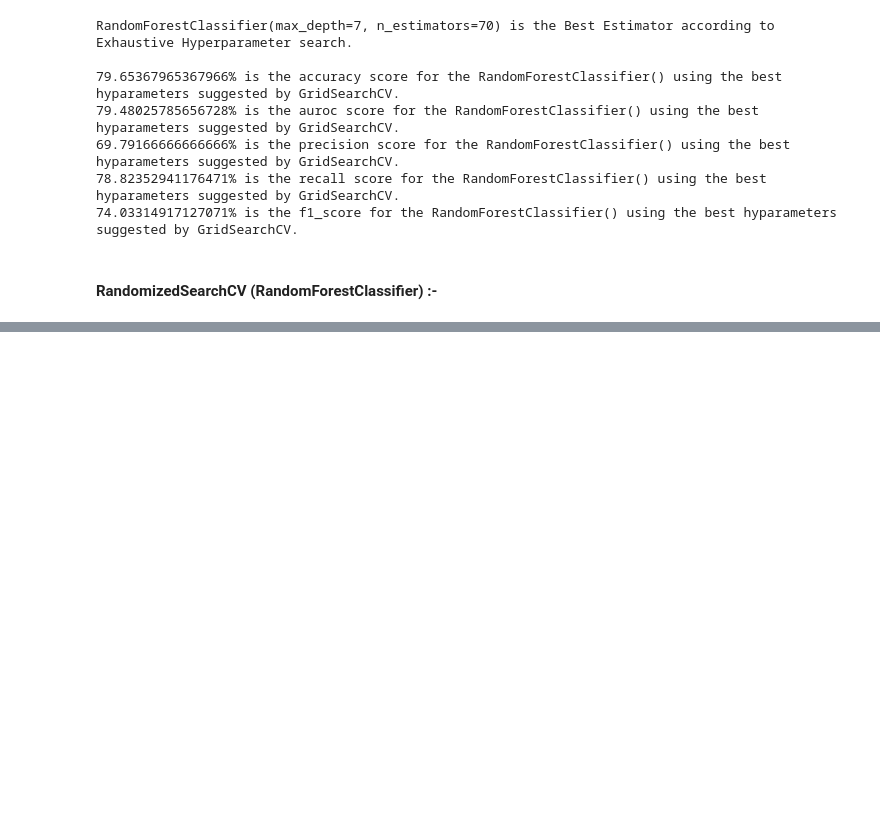
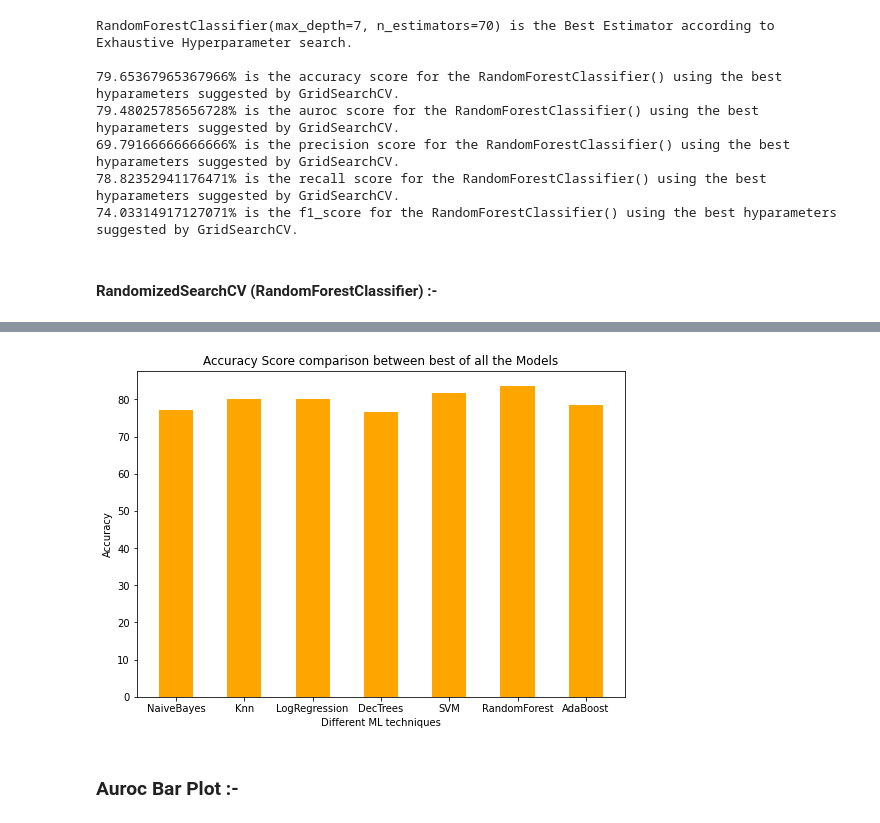
Before and after one commit to Patel27-S/Diabetes-Prediction---Data-Mining, a Jupyter notebook: DiabetesPrediction.ipynb, the cells around one changed output, grey strips where cells are left out. Cells and saved outputs as stored; diff of their text form; code cells hidden in the pictures; blank space fills up the shorter version.

```diff
--- a/DiabetesPrediction.ipynb
+++ b/DiabetesPrediction.ipynb
@@ -3608,0 +3555,13 @@ RandomForestClassifier(max_depth=13, min_impurity_decrease=0.01,
+# %%
+adaboost_classifier = AdaBoostClassifier()
+
+param_grid_dict = {
+    'n_estimators':np.arange(50,100,10),
+    'learning_rate':np.arange(1.0,10.0,1.0)
+}
+
+accuracy_ab_grid_5, auroc_ab_grid_5 = grid_search_cv(adaboost_classifier, param_grid_dict,
+               X_train=X_res_imputed,
+               y_train = y_res_imputed,
+               X_test = X_test_imputed,
+               y_test = y_test)
@@ -3608,0 +3578,10 @@ RandomForestClassifier(max_depth=13, min_impurity_decrease=0.01,
+# %%
+adaboost_classifier = AdaBoostClassifier()
+
+param_grid_dict = {
+    'n_estimators':np.arange(50,130,10),
+    'learning_rate':np.arange(1,20,1)
+}
+
+accuracy_ab_random_5, auroc_ab_random_5 = randomized_search_cv(adaboost_classifier, param_grid_dict, X_res_imputed,
+                    y_train=y_res_imputed, X_test=X_test_imputed, y_test=y_test, n_iter=50)
@@ -3608,0 +3598,4 @@ RandomForestClassifier(max_depth=13, min_impurity_decrease=0.01,
+# %%
+adaBoostAcc5 = max(accuracy_ab_normal_5, accuracy_ab_grid_5, accuracy_ab_random_5)
+
+adaBoostAuroc5 = max(auroc_ab_normal_5, auroc_ab_grid_5, auroc_ab_random_5)
@@ -3608,0 +3604,5 @@ RandomForestClassifier(max_depth=13, min_impurity_decrease=0.01,
+# %%
+accuracies5 = naiveBayesAcc5, knnAccuracy5, logisticRegressionAcc5, decisionTreeAcc5, svmAcc5, randomForestAcc5, \
+              adaBoostAcc5
+
+accuracies5
@@ -3608,0 +3617,8 @@ RandomForestClassifier(max_depth=13, min_impurity_decrease=0.01,
+# %%
+bar_plot_for_comaparison(y_label='Accuracy', performance_metric = accuracies5, x_label="Different ML techniques",  bar_width=0.5, \
+                             figsize=(8.75,6), color='orange', title = "Accuracy Score comparison between best of all the Models",\
+                     models = ['NaiveBayes', 'Knn', 'LogRegression', 'DecTrees', 'SVM', 'RandomForest', 'AdaBoost'])
+# %% [output]
+[figure, added]
+# %% [markdown]
+### Auroc Bar Plot :-
```
Also changed, not shown: parts of 20 cells of this notebook.
